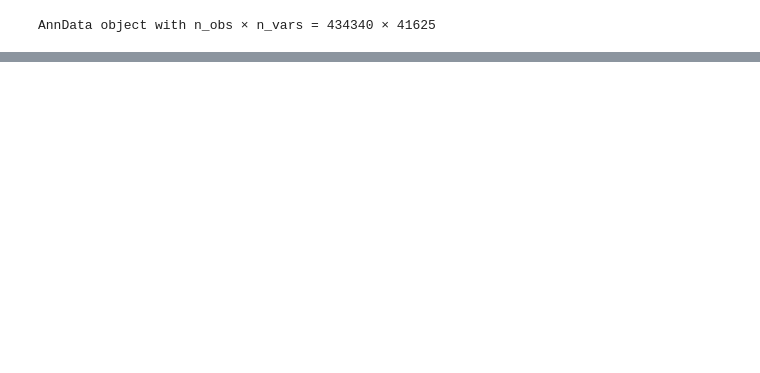
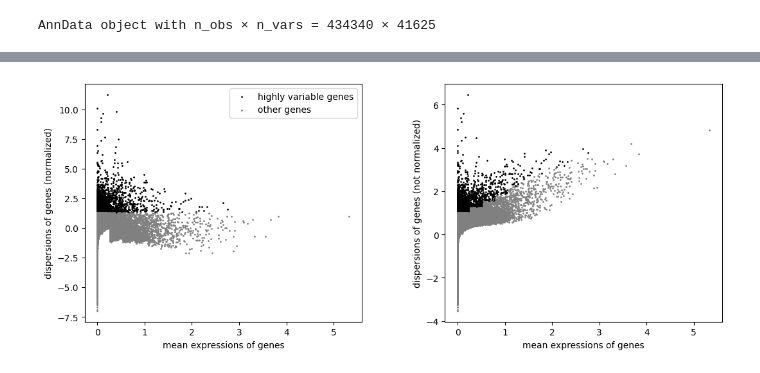
Before and after one commit to sean-otoole/HODD, a Jupyter notebook: parkinsons_project.ipynb, the cells around one changed output, grey strips where cells are left out. Cells and saved outputs as stored; diff of their text form; code cells hidden in the pictures; blank space fills up the shorter version.

```diff
--- a/parkinsons_project.ipynb
+++ b/parkinsons_project.ipynb
@@ -63,0 +133,3 @@ adata.write('/content/drive/MyDrive/HODD/kamath_adata_file.h5ad')
+# %%
+# Saving count data
+adata.layers["counts"] = adata.X.copy()
@@ -63,0 +143,4 @@ adata.write('/content/drive/MyDrive/HODD/kamath_adata_file.h5ad')
+# %%
+sc.pl.highly_variable_genes(adata)
+# %% [output]
+[figure, added]
```
Also changed, not shown: parts of 18 cells of this notebook.
